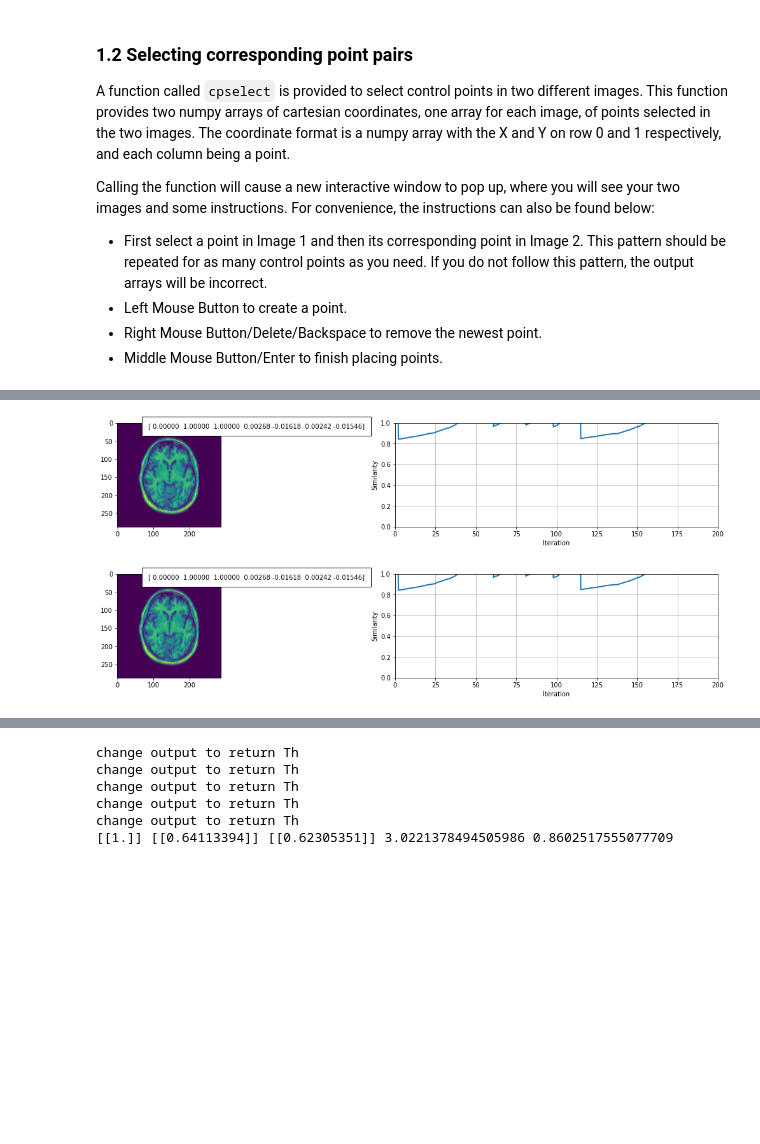
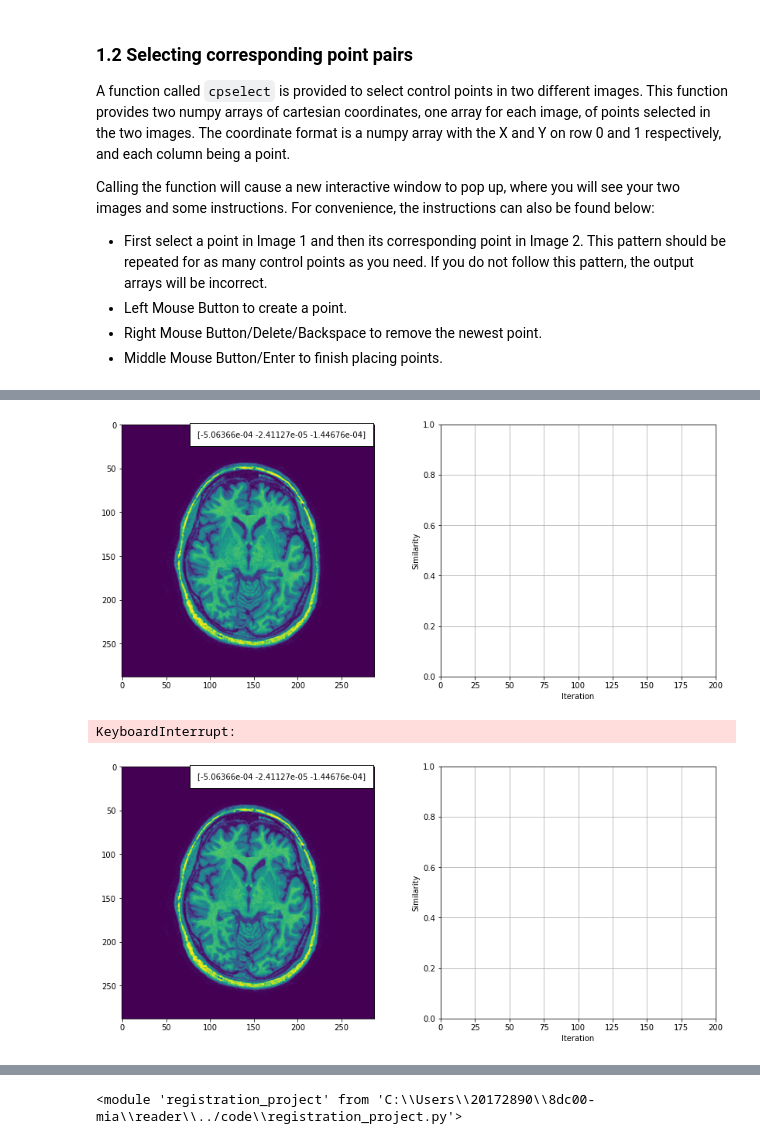
Before and after one commit to WHSchellekens/MIA_Group3, a Jupyter notebook: 1.6_Registration_project.ipynb, the cells around one changed output, grey strips where cells are left out. Cells and saved outputs as stored; diff of their text form; code cells hidden in the pictures; blank space fills up the shorter version.

```diff
--- a/1.6_Registration_project.ipynb
+++ b/1.6_Registration_project.ipynb
@@ -207,21 +206,17 @@ Describe how you would estimate the registration error. (Hint: Should you use th
 ### 3.1 Comparing the results of different registration methods
 
 The following Python script (provided as `intensity_based_registration_demo()`) performs rigid intensity-based registration of two images using the normalized-cross correlation as a similarity metric:
-# %%
-%matplotlib inline
-import sys
-sys.path.append("../code")
-import matplotlib.pyplot as plt
-from registration_project_1 import intensity_based_registration_demo
-#read the images and plot them
-I= plt.imread('../data/image_data/1_1_t1.tif')
-Im =plt.imread( '../data/image_data/1_1_t1_d.tif')
-#perform the intensity based registration with the arguments: first image, second image, the method: 'affine' or 'rigid',
-# the check: 'MI' or 'CNN' (normalized cross correlation), lr(learning rate): float
-intensity_based_registration_demo(I, Im, 'affine','MI', 0.0001)
-# %% [output]
-[figure, removed]
-[figure, removed]
+# %%
+%matplotlib inline
+import sys
+sys.path.append("../code")
+from registration_project import intensity_based_registration_demo
+
+intensity_based_registration_demo()
+# %% [output]
+[figure, added]
+KeyboardInterrupt:
+[figure, added]
 # %% [markdown]
 <div style="float:right;margin:-5px 5px"><img src="../reader/assets/todo_ico.png" width="42" height="42"></div>
 
@@ -238,37 +233,3 @@ Using the provided dataset and the functions that you have implemented in the ex
 5. Affine intensity-based registration of a T1 slice and a T2 slice (e.g. `1_1_t1.tif` and `1_1_t2.tif`) using mutual information as a similarity measure.
 
 Describe, analyze and compare the results from each experiment. If a method fails, describe why you think it fails. Note that you will most likely have to try different values for the learning rate in each experiment in order to find the one that works best.
-# %%
-%matplotlib inline
-import sys
-import numpy as np
-import matplotlib.pyplot as plt
-sys.path.append("../code")
-from registration import rigid_corr, affine_corr, affine_mi
-
-#Create the paths to the used images
-I_path = '../data/image_data/1_1_t1.tif'
-Im1_path = '../data/image_data/1_1_t1_d.tif'
-Im2_path='../data/image_data/1_1_t2.tif'
-#read the images to perform calculations
-I= plt.imread(I_path)
-Im1= plt.imread(Im1_path)
-Im2= plt.imread(Im2_path)
-
-#Compute the mutual information and cross correlation of the different experiments, with the affine and rigid values
-#computed with the computations of the registration methods above.
-task2_1= rigid_corr(I,Im1,[4.50583*10**(-7), 6.26788e-7, -6.23526e-7])[0]
-task2_2= affine_corr(I,Im1,[0.00000, 1.0000, 1.00000, 0.05397, -0.05038, -0.02593, -0.08103])[0]
-task2_3= affine_corr(I,Im2,[0.00000, 1.0000, 1.00000, 0.05397, -0.05038, -0.02593, -0.08103])[0]
-task2_4= affine_mi(I,Im1,[0.000, 1.000000, 1.00000, -1.74401e-08, -1.56341e-08, 3.81397e-08, 9.76024e-09])[0]
-task2_5= affine_mi(I,Im2,[0.00000, 1.0000, 1.00000, 0.05397, -0.05038, -0.02593, -0.08103])[0]
-
-#print the outcome values
-print(task2_1, task2_2, task2_3, task2_4, task2_5)
-# %% [output]
-change output to return Th
-change output to return Th
-change output to return Th
-change output to return Th
-change output to return Th
-[[1.]] [[0.64113394]] [[0.62305351]] 3.0221378494505986 0.8602517555077709
@@ -274,0 +241,5 @@ change output to return Th
+# %%
+from importlib import reload
+reload(registration_project)
+# %% [output]
+<module 'registration_project' from 'C:\\Users\\20172890\\8dc00-mia\\reader\\../code\\registration_project.py'>
```
Also changed, not shown: parts of 19 cells of this notebook.
